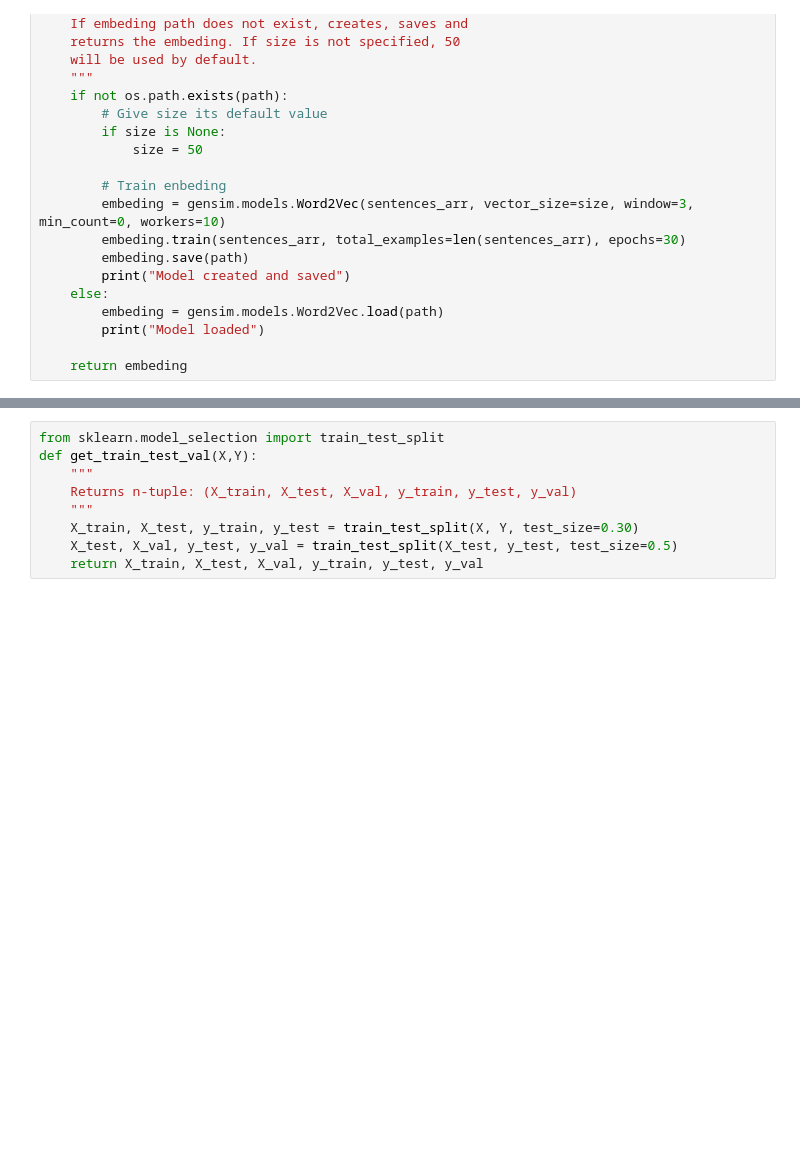
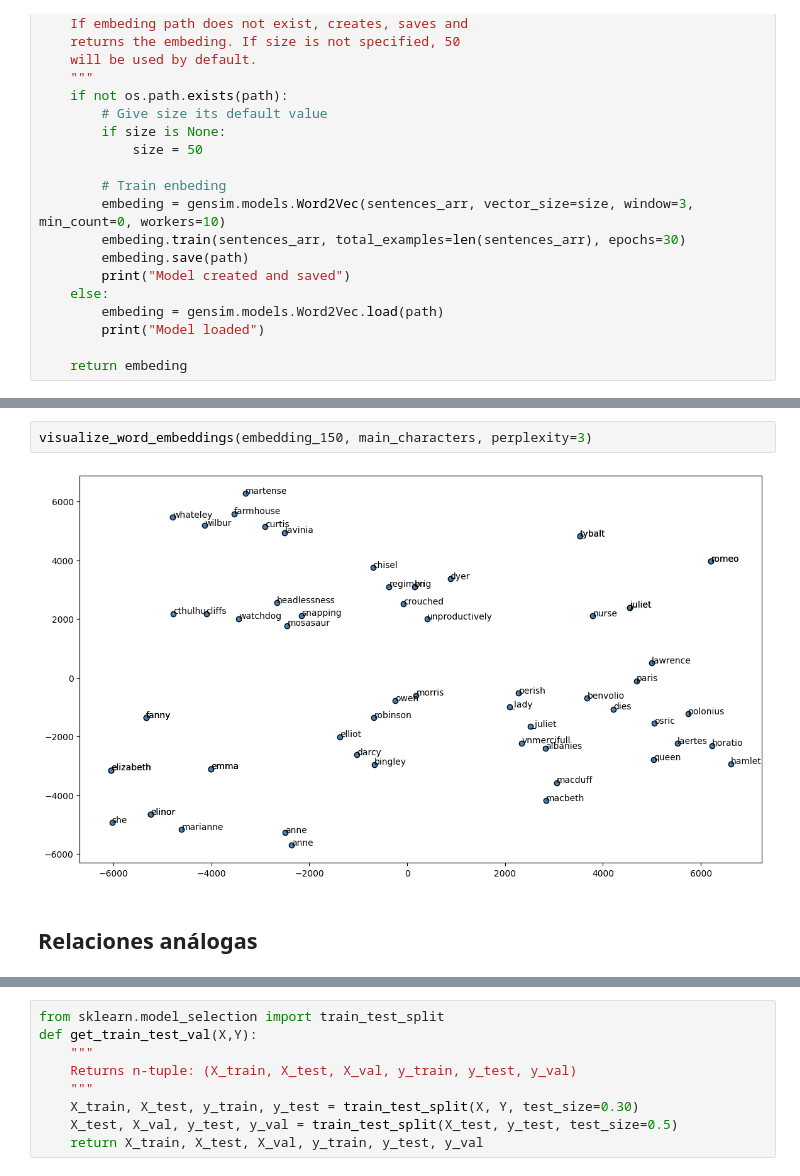
Before and after one commit to luccasrojas/NLP-Tarea4, a Jupyter notebook: src/tarea4V2.ipynb, the cells around one changed output, grey strips where cells are left out. Cells and saved outputs as stored; diff of their text form; blank space fills up the shorter version.

```diff
--- a/src/tarea4V2.ipynb
+++ b/src/tarea4V2.ipynb
@@ -174,0 +210,6 @@ len(corpus_arr["jane"]) + len(corpus_arr["shakespeare"]) + len(corpus_arr["lovec
+# %%
+visualize_word_embeddings(embedding_150, main_characters, perplexity=3)
+# %% [output]
+[figure, added]
+# %% [markdown]
+## Relaciones análogas
```
Also changed, not shown: parts of 57 cells of this notebook, 2 other files.
